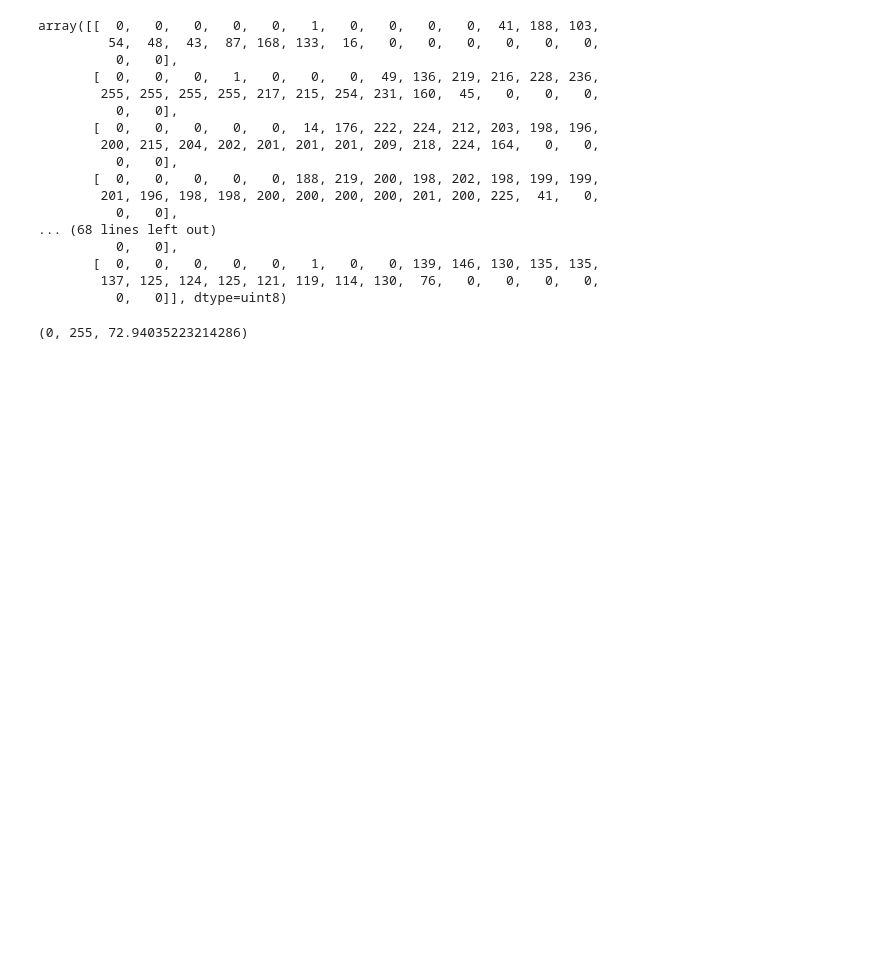
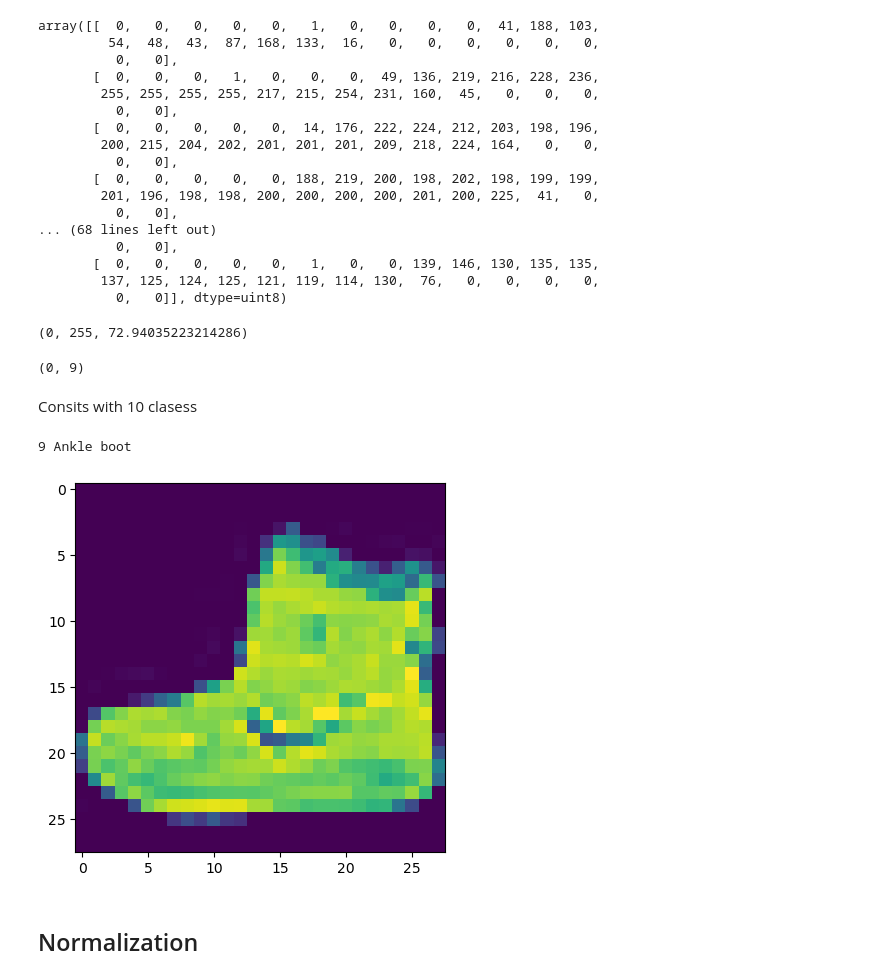
Before and after one commit to AmdPathirana/ML_PROJECTS, a Jupyter notebook: Multiclass Image Classifiaction (ANN) /Classifier.ipynb, the cells around one changed output. Saved outputs shown, nothing was run; the diff lists cells and outputs as text; code cells hidden in the pictures; blank space fills up the shorter version.

```diff
--- a/Multiclass Image Classifiaction (ANN) /Classifier.ipynb
+++ b/Multiclass Image Classifiaction (ANN) /Classifier.ipynb
@@ -53,3 +61,36 @@ array([[  0,   0,   0,   0,   0,   1,   0,   0,   0,   0,  41, 188, 103,
 np.min(x_train), np.max(x_train), np.average(x_train)
 # %% [output]
 (0, 255, 72.94035223214286)
+# %%
+#check the numbr of clases
+np.min(y_train), np.max(y_train)
+# %% [output]
+(0, 9)
+# %% [markdown]
+Consits with 10 clasess
+# %%
+#create class labels
+class_names = [
+    '0 T-shirt/top', '1 Trouser', '2 Pullover', '3 Dress', '4 Coat',
+    '5 Sandal', '6 Shirt', '7 Sneaker', '8 Bag', '9 Ankle boot'
+]
+# %%
+#create function to get the name
+def get_name(x):
+    name="none"
+    for i in range(x+1):
+        name=class_names[i]
+    return name
+
+
+
+#check the labels and their corrosponding names
+z=0
+plt.imshow(x_train[z])
+name=get_name(y_train[z])
+print(name)
+# %% [output]
+9 Ankle boot
+[figure, added]
+# %% [markdown]
+## Normalization
```
Also changed, not shown: parts of 12 cells of this notebook.
